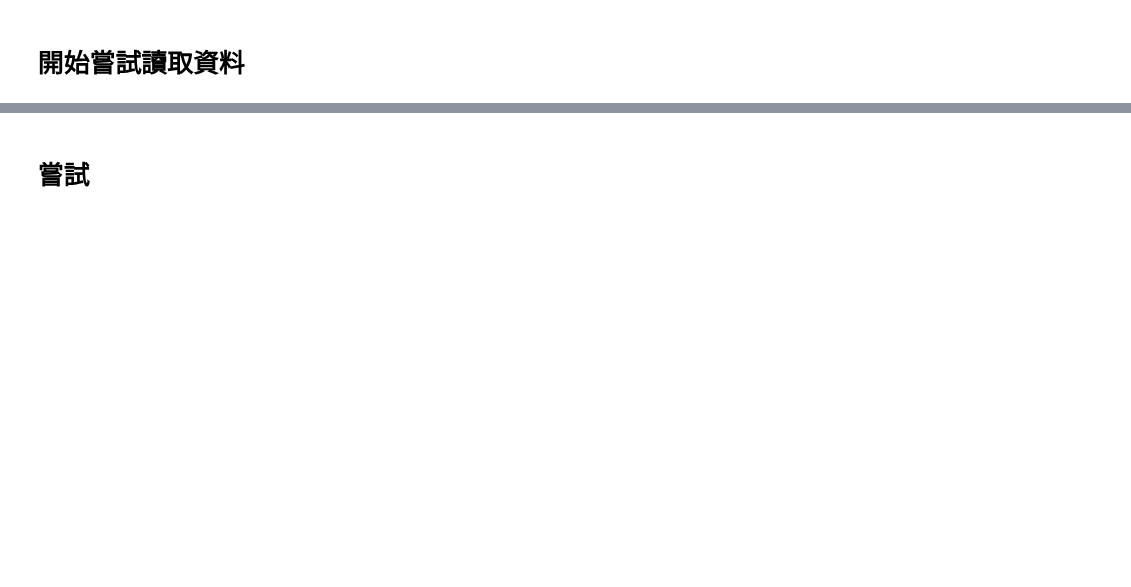
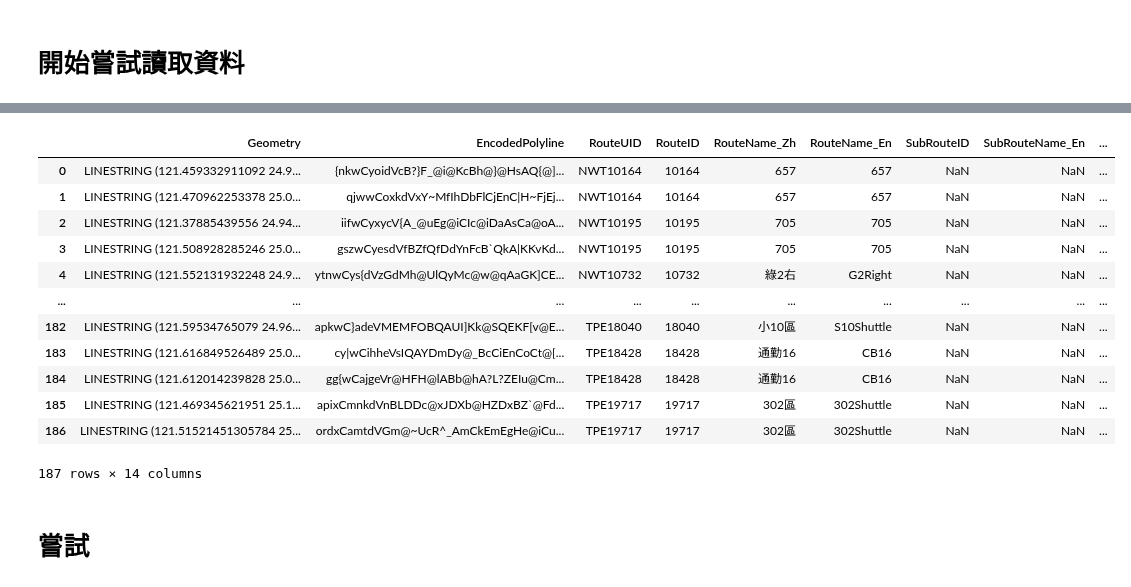
Before and after one commit to KaiChiehKJ/THI-6800-BusTicket, a Jupyter notebook: 02_公車路線shp拆分.ipynb, the cells around one changed output, grey strips where cells are left out. Drawn from its saved outputs; the diff is of its cells as text; code cells hidden in the pictures; blank space fills up the shorter version.

```diff
--- a/02_公車路線shp拆分.ipynb
+++ b/02_公車路線shp拆分.ipynb
@@ -458,6 +504,9 @@ def read_routeinfo(inputfolder = os.path.join('..', '00_TDX資料下載', '03公
 df_seq = read_seq(busstopseq_folder = os.path.join(os.getcwd(), '..', "00_TDX資料下載", "01公車站序資料"))
 df_route = read_busroute(busroute_folder = os.path.join(os.getcwd(), '..', "00_TDX資料下載", "02公車路線資料"))
 df_routeinfo = read_routeinfo()
+# %%
+reindex_columns = ['RouteUID',  'RouteName_Zh', 'SubRouteUID', 'SubRouteName_Zh', 'Direction']
+df_seq = df_seq.reindex(columns = reindex_columns).drop_duplicates()
 # %%
 df_routeinfo['R_S_UID'] = (
     df_routeinfo['RouteUID'].fillna('')
@@ -476,3 +525,13 @@ df_route['R_S_UID'] = (
     + '-'
     + df_route['SubRouteUID'].fillna('')
 )
+
+returnlist = compare_uid_sets(A = df_route, B = df_seq, Acol = 'R_S_UID', Bcol = 'R_S_UID', dropna=True)
+commonlist = returnlist['common']
+onlyinroute = returnlist['A_only_df']
+onlyinseq = returnlist['B_only_df']
+route_common_df = returnlist['A_common_df']
+seq_common_df = returnlist['B_common_df']
+
+# onlyinroute = A_only_df.drop_duplicates().reset_index(drop = True)
+# onlyinseq = B_only_df.drop(columns = 'Direction').drop_duplicates().reset_index(drop = True)
@@ -479,2 +547,8 @@ df_route['R_S_UID'] = (
 # %%
-df_route
+
+temp = seq_common_df.reindex(columns = reindex_columns).groupby(['RouteUID', 'Direction']).agg(Count=('SubRouteUID', 'count'),
+                                                                                               RouteName_Zh = ('RouteName_Zh', 'first'),
+                                                                                               SubRouteName_Zh = ('SubRouteName_Zh', 'first')).reset_index().reindex(columns = ['RouteUID',  'RouteName_Zh', 'SubRouteUID', 'SubRouteName_Zh', 'Direction', 'Count'])
+routeuidlist_1 = list(temp[temp['Count'] == 1]['RouteUID'].unique())
+
+seq_forpairing = df_seq[(df_seq['RouteUID'].isin(routeuidlist_1)) & (~df_seq['R_S_UID'].isin(commonlist))]
@@ -494,0 +555,15 @@ df_route
+# %%
+temp = onlyinroute.reindex(columns = reindex_columns).groupby(['RouteUID', 'Direction']).agg(Count=('SubRouteUID', 'count'),
+                                                                                               RouteName_Zh = ('RouteName_Zh', 'first'),
+                                                                                               SubRouteName_Zh = ('SubRouteName_Zh', 'first')).reset_index().reindex(columns = ['RouteUID',  'RouteName_Zh', 'SubRouteUID', 'SubRouteName_Zh', 'Direction', 'Count'])
+route_add_subrouteUID = pd.merge(onlyinroute[onlyinroute['RouteUID'].isin(routeuidlist_1)],
+                                 seq_forpairing.reindex(columns = ['RouteUID', 'SubRouteUID', 'SubRouteName_Zh','Direction']).drop_duplicates(['RouteUID', 'Direction']),
+                                 on = ['RouteUID', 'Direction'],
+                                 how = 'left',
+                                 suffixes=['', '_add'])
+
+temp = route_add_subrouteUID[route_add_subrouteUID['SubRouteUID_add'].isna()].drop(columns = ['SubRouteUID_add', 'SubRouteName_Zh_add'])
+route_add_subrouteUID = route_add_subrouteUID[~route_add_subrouteUID['SubRouteUID_add'].isna()]
+
+
+okroute = pd.concat([route_common_df, route_add_subrouteUID])
@@ -495,3 +589,19 @@ df_route
+# %%
+route_add_subrouteUID
+# %% [output]
+|  | Geometry | EncodedPolyline | RouteUID | RouteID | RouteName_Zh | RouteName_En | SubRouteID | SubRouteName_En | ... |
+| 0 | LINESTRING (121.459332911092 24.9... | {nkwCyoidVcB?}F_@i@KcBh@}@HsAQ{@]... | NWT10164 | 10164 | 657 | 657 | NaN | NaN | ... |
+| 1 | LINESTRING (121.470962253378 25.0... | qjwwCoxkdVxY~MfIhDbFlCjEnC|H~FjEj... | NWT10164 | 10164 | 657 | 657 | NaN | NaN | ... |
+| 2 | LINESTRING (121.37885439556 24.94... | iifwCyxycV{A_@uEg@iCIc@iDaAsCa@oA... | NWT10195 | 10195 | 705 | 705 | NaN | NaN | ... |
+| 3 | LINESTRING (121.508928285246 25.0... | gszwCyesdVfBZfQfDdYnFcB`QkA|KKvKd... | NWT10195 | 10195 | 705 | 705 | NaN | NaN | ... |
+| 4 | LINESTRING (121.552131932248 24.9... | ytnwCys{dVzGdMh@UlQyMc@w@qAaGK]CE... | NWT10732 | 10732 | 綠2右 | G2Right | NaN | NaN | ... |
+| ... | ... | ... | ... | ... | ... | ... | ... | ... | ... |
+| 182 | LINESTRING (121.59534765079 24.96... | apkwC}adeVMEMFOBQAUI]Kk@SQEKF[v@E... | TPE18040 | 18040 | 小10區 | S10Shuttle | NaN | NaN | ... |
+| 183 | LINESTRING (121.616849526489 25.0... | cy|wCihheVsIQAYDmDy@_BcCiEnCoCt@[... | TPE18428 | 18428 | 通勤16 | CB16 | NaN | NaN | ... |
+| 184 | LINESTRING (121.612014239828 25.0... | gg{wCajgeVr@HFH@lABb@hA?L?ZEIu@Cm... | TPE18428 | 18428 | 通勤16 | CB16 | NaN | NaN | ... |
+| 185 | LINESTRING (121.469345621951 25.1... | apixCmnkdVnBLDDc@xJDXb@HZDxBZ`@Fd... | TPE19717 | 19717 | 302區 | 302Shuttle | NaN | NaN | ... |
+| 186 | LINESTRING (121.51521451305784 25... | ordxCamtdVGm@~UcR^_AmCkEmEgHe@iCu... | TPE19717 | 19717 | 302區 | 302Shuttle | NaN | NaN | ... |
+187 rows × 14 columns
 # %% [markdown]
 # 嘗試
 # %%
```
Also changed, not shown: parts of 6 cells of this notebook.
